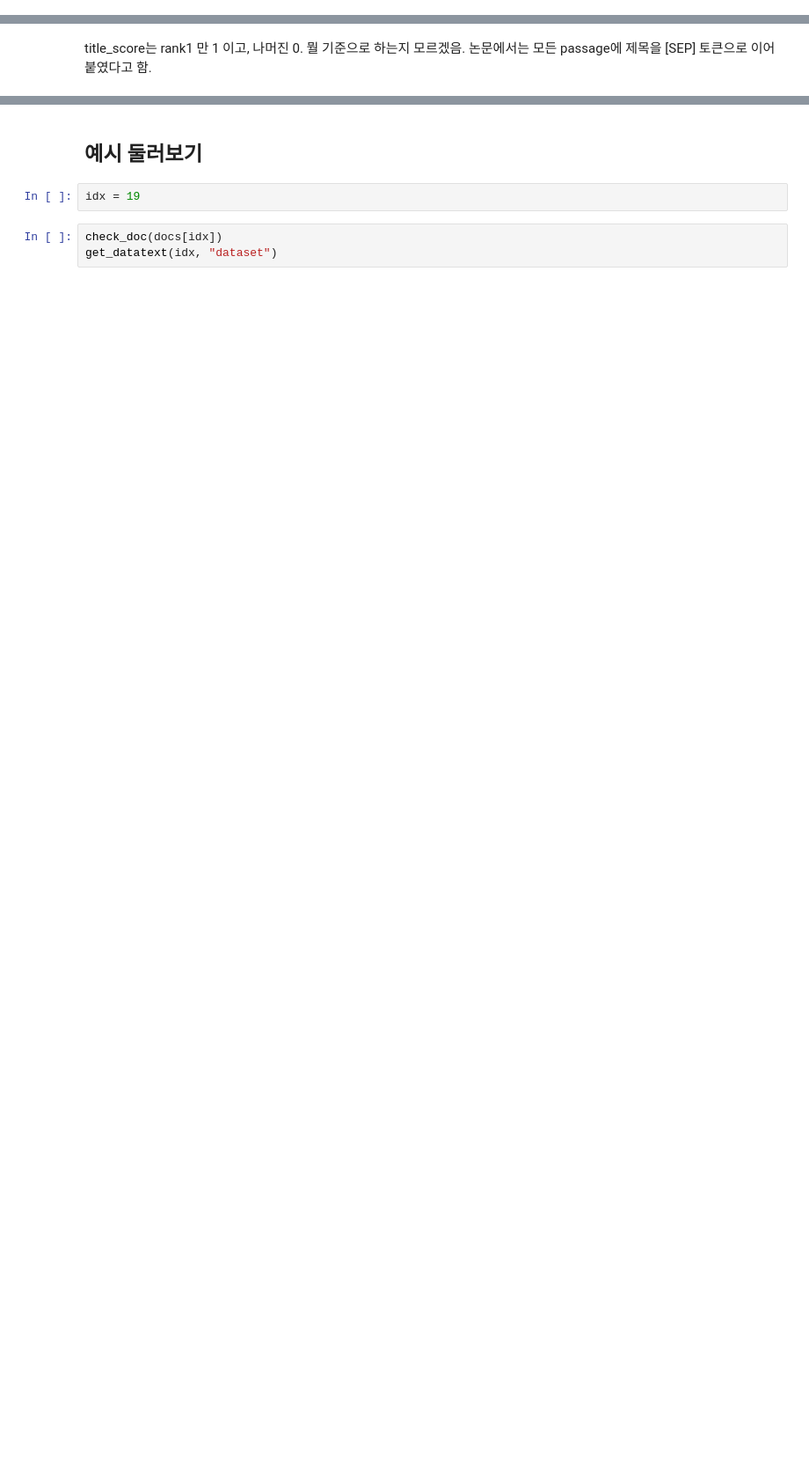
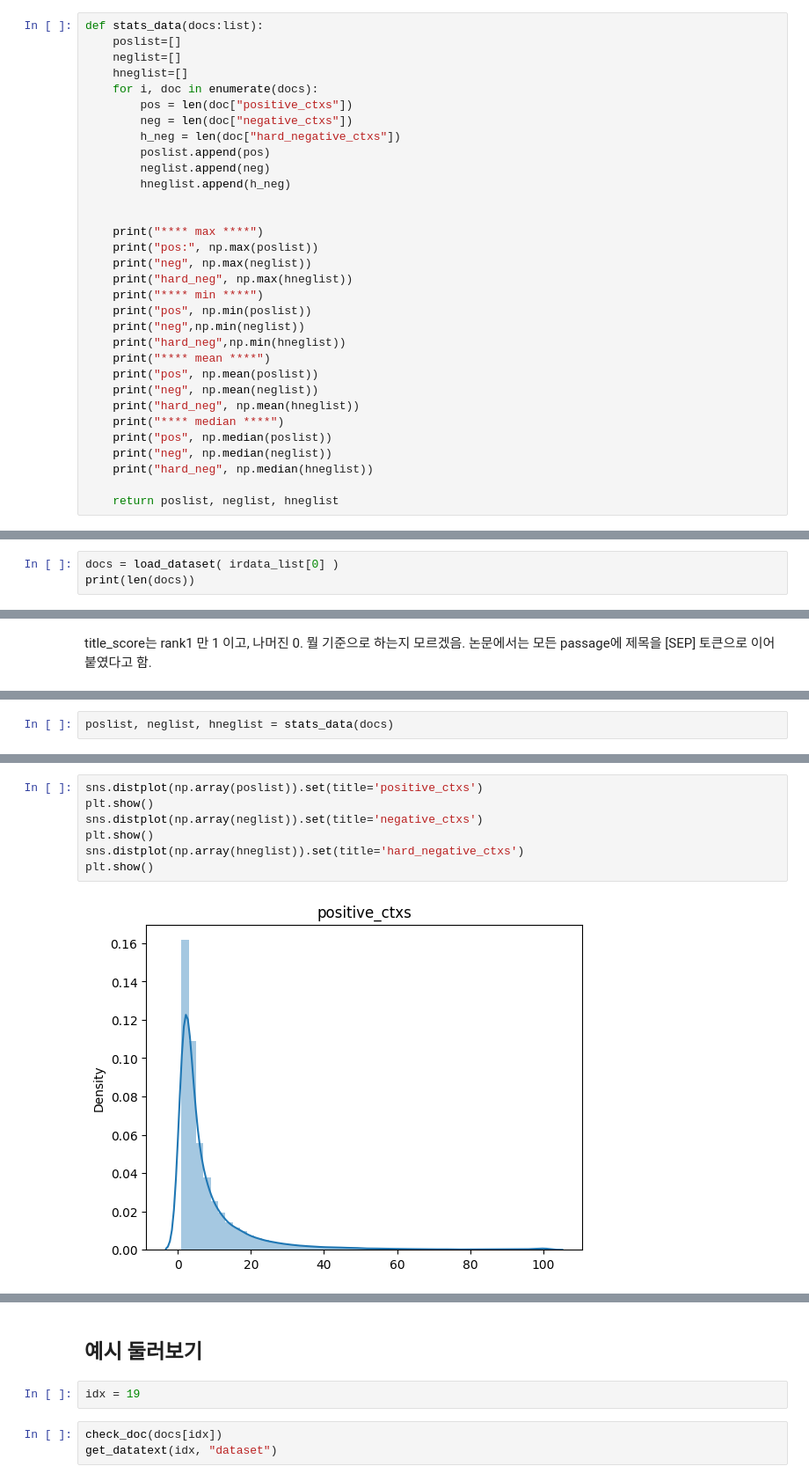
Before and after one commit to grizzzB/DPR, a Jupyter notebook: downloads/check_dpr_data.ipynb, the cells around one changed output, grey strips where cells are left out. Shown at 88% size. Cells and saved outputs as stored; diff of their text form; blank space fills up the shorter version.

Commit message:
update stats

```diff
--- a/downloads/check_dpr_data.ipynb
+++ b/downloads/check_dpr_data.ipynb
@@ -14,6 +25,38 @@ def check_doc(doc:dict):
     h_neg = len(doc["hard_negative_ctxs"])
 
     print(f"Dataset: {data} | Q: {q} | A: {a}\npos:{pos} neg:{neg} hard neg:{h_neg}")
+# %%
+def stats_data(docs:list):
+    poslist=[]
+    neglist=[]
+    hneglist=[]
+    for i, doc in enumerate(docs):
+        pos = len(doc["positive_ctxs"])
+        neg = len(doc["negative_ctxs"])
+        h_neg = len(doc["hard_negative_ctxs"])
+        poslist.append(pos)
+        neglist.append(neg)
+        hneglist.append(h_neg)
+
+
+    print("**** max ****")
+    print("pos:", np.max(poslist))
+    print("neg", np.max(neglist))
+    print("hard_neg", np.max(hneglist))
+    print("**** min ****")
+    print("pos", np.min(poslist))
+    print("neg",np.min(neglist))
+    print("hard_neg",np.min(hneglist))
+    print("**** mean ****")
+    print("pos", np.mean(poslist))
+    print("neg", np.mean(neglist))
+    print("hard_neg", np.mean(hneglist))
+    print("**** median ****")
+    print("pos", np.median(poslist))
+    print("neg", np.median(neglist))
+    print("hard_neg", np.median(hneglist))
+
+    return poslist, neglist, hneglist
 # %%
 def get_datatext(idx, doc_key):
     pprint.pprint(docs[idx][doc_key])
@@ -38,0 +92,3 @@ with open( irdata_list[5], "r",encoding='utf8') as fr:
+# %%
+docs = load_dataset( irdata_list[0] )
+print(len(docs))
@@ -100,0 +105,2 @@ print(np.median(hneglist))
+# %%
+poslist, neglist, hneglist = stats_data(docs)
@@ -100,0 +124,9 @@ print(np.median(hneglist))
+# %%
+sns.distplot(np.array(poslist)).set(title='positive_ctxs')
+plt.show()
+sns.distplot(np.array(neglist)).set(title='negative_ctxs')
+plt.show()
+sns.distplot(np.array(hneglist)).set(title='hard_negative_ctxs')
+plt.show()
+# %% [output]
+[figure, added]
```
Also changed, not shown: parts of 38 cells of this notebook, 2 other files.
